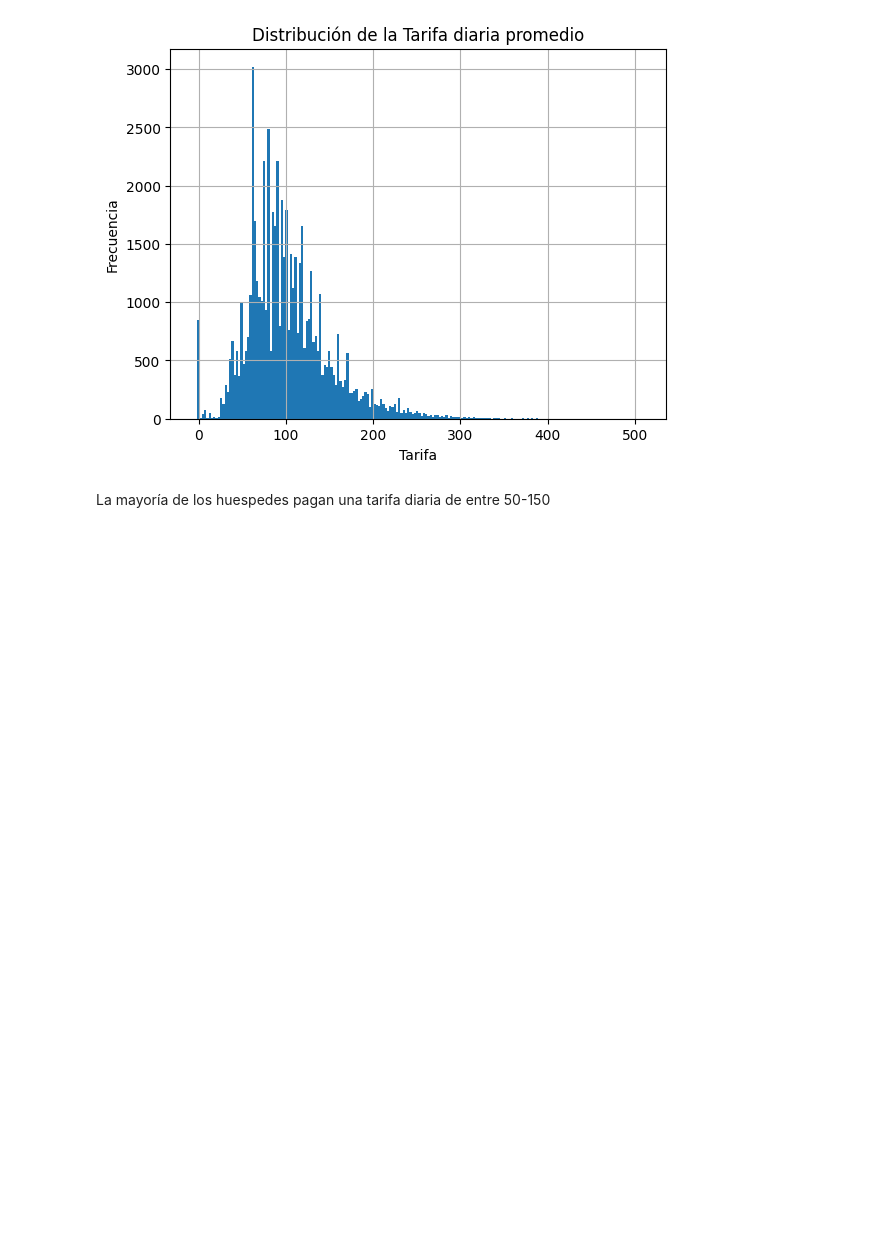
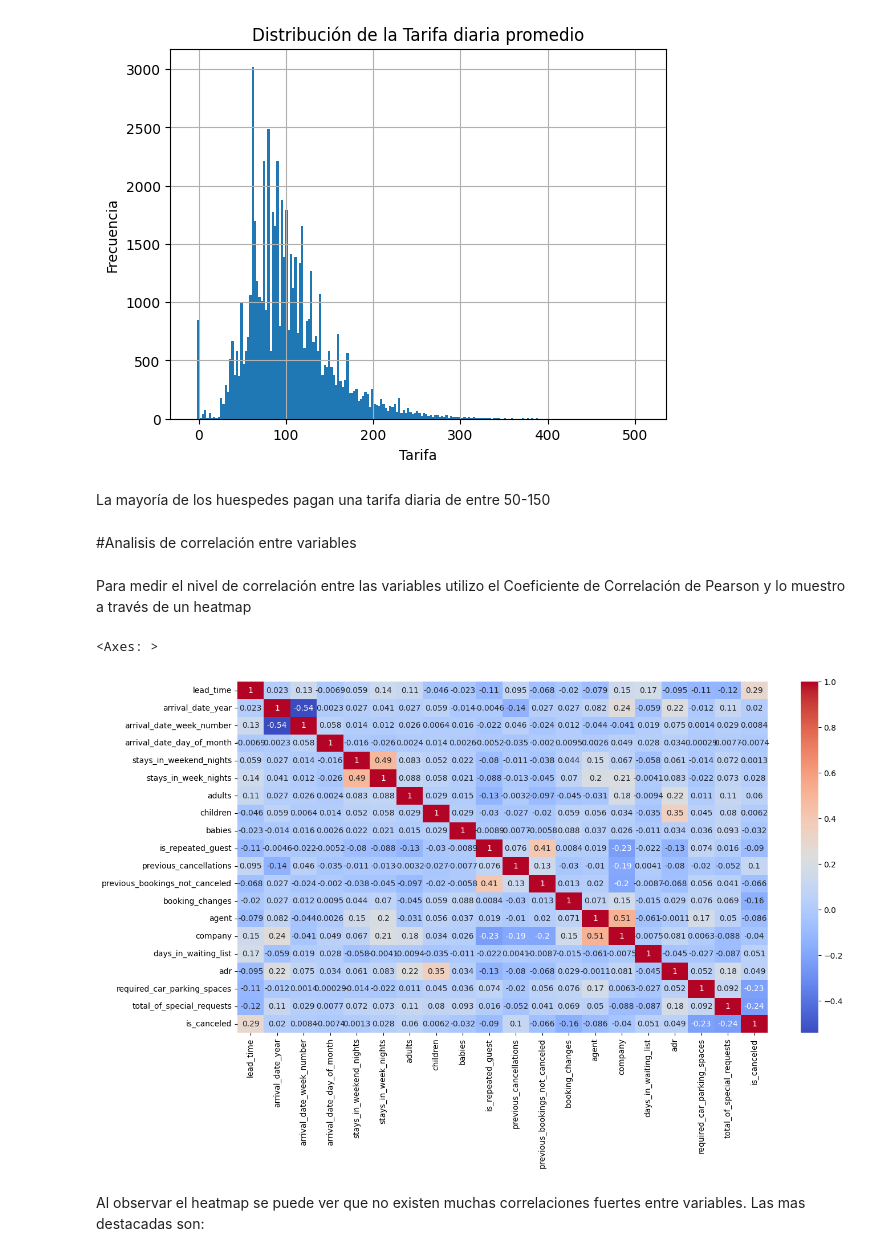
Before and after one commit to FranGuti/7506R-1C2023-GRUPO34, a Jupyter notebook: 7506R_TP1_GRUPO34_CHP1_ENTREGA.ipynb, the cells around one changed output. Drawn from its saved outputs; the diff is of its cells as text; code cells hidden in the pictures; blank space fills up the shorter version.

```diff
--- a/7506R_TP1_GRUPO34_CHP1_ENTREGA.ipynb
+++ b/7506R_TP1_GRUPO34_CHP1_ENTREGA.ipynb
@@ -839,3 +837,17 @@ plt.show()
 [figure]
 # %% [markdown]
 La mayoría de los huespedes pagan una tarifa diaria de entre 50-150
+# %% [markdown]
+#Analisis de correlación entre variables
+# %% [markdown]
+Para medir el nivel de correlación entre las variables utilizo el Coeficiente de Correlación de Pearson y lo muestro a través de un heatmap
+# %%
+matriz_corr = archivo_train.corr()
+plt.figure(figsize = (15,8))
+sns.heatmap(matriz_corr, annot = True, cmap='coolwarm')
+# %% [output]
+<Axes: >
+[figure, added]
+# %% [markdown]
+
+Al observar el heatmap se puede ver que no existen muchas correlaciones fuertes entre variables. Las mas destacadas son:
```
Also changed, not shown: parts of 5 cells of this notebook.
